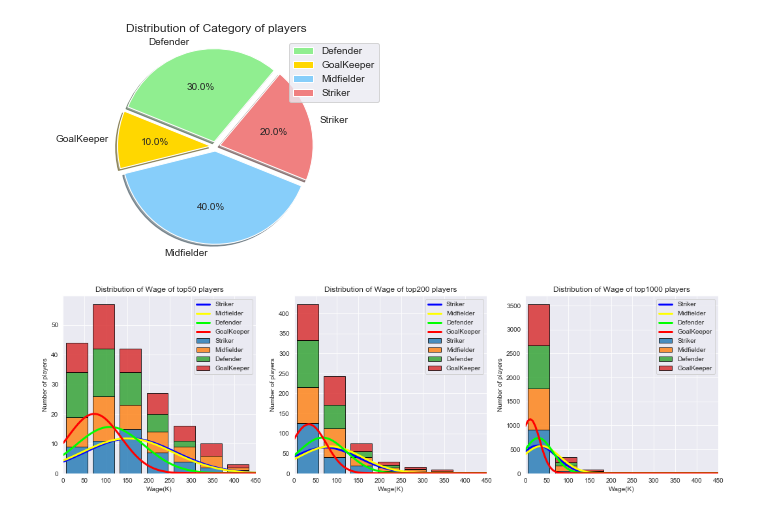
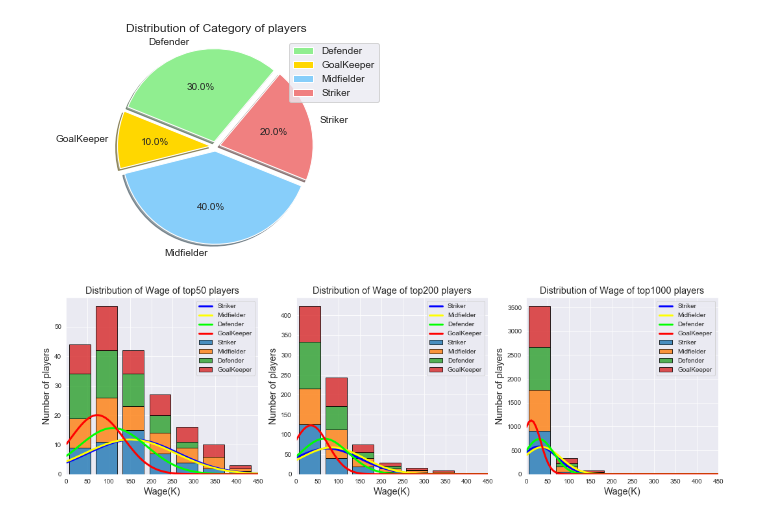
Before and after one commit to sharax/ECE_143_Group_11, a Jupyter notebook: HWBplot+top.ipynb, the cells around one changed output. Drawn from its saved outputs; the diff is of its cells as text; code cells hidden in the pictures.

```diff
--- a/HWBplot+top.ipynb
+++ b/HWBplot+top.ipynb
@@ -8,4 +8,6 @@ import matplotlib.mlab as mlab
 import matplotlib.patches as patches
 from scipy import interpolate
 import seaborn as sns
+# %%
+pl=pd.read_csv('player_attributes.csv')
 # %%
@@ -38,3 +45,5 @@ pl['Overall Skill']=pl['Skill'].values.astype(np.int)
+# %%
+pl=add_attributes(pl)
 # %%
 AA=['Attacking']
 MA=['Movement']
@@ -123,6 +150,13 @@ def ddraw(item,unit=''):
     plt.savefig('./graph/'+'Distribution of '+item+'.jpg')
 # %%
-def ddrawh(h,m):
+def draw_wage(h,m):
+    '''
+    draw the wage distribution of top players
+    h:number of players:int
+    m: limit of axis x
+    '''
+    assert isinstance(h,int)
+    assert isinstance(m,int)
     item='Wage(K)'
     dph=dp.head(h)
     sph=sp.head(h)
@@ -150,22 +184,22 @@ def ddrawh(h,m):
     plt.plot(x1,normald,label='Defender',linewidth = 3,color='lime')
     plt.plot(x1,normalg,label='GoalKeeper',linewidth = 3,color='red')
     plt.grid(True)
-    plt.xlabel(item)
-    plt.ylabel('Number of players')
+    plt.xlabel(item,fontsize='x-large')
+    plt.ylabel('Number of players',fontsize='x-large')
     plt.legend(loc= 'best')
-    plt.title('Distribution of Wage'+' of top'+str(h)+' players')
+    plt.title('Distribution of Wage'+' of top'+str(h)+' players',fontsize='x-large')
     plt.xlim([0,m])
 # %%
 plt.figure(figsize=(18, 5))
 plt.subplot(1,3,1)
-ddrawh(50,450)
+draw_wage(50,450)
 plt.subplot(1,3,2)
-ddrawh(200,450)
+draw_wage(200,450)
 plt.subplot(1,3,3)
-ddrawh(1000,450)
+draw_wage(1000,450)
 plt.savefig('./graph/Wage.jpg')
 # %% [output]
-[figure, old version]
+[figure, new version]
 # %%
 ddraw('Hight (cm)')
 # %% [output]
```
Also changed, not shown: parts of 31 cells of this notebook.
